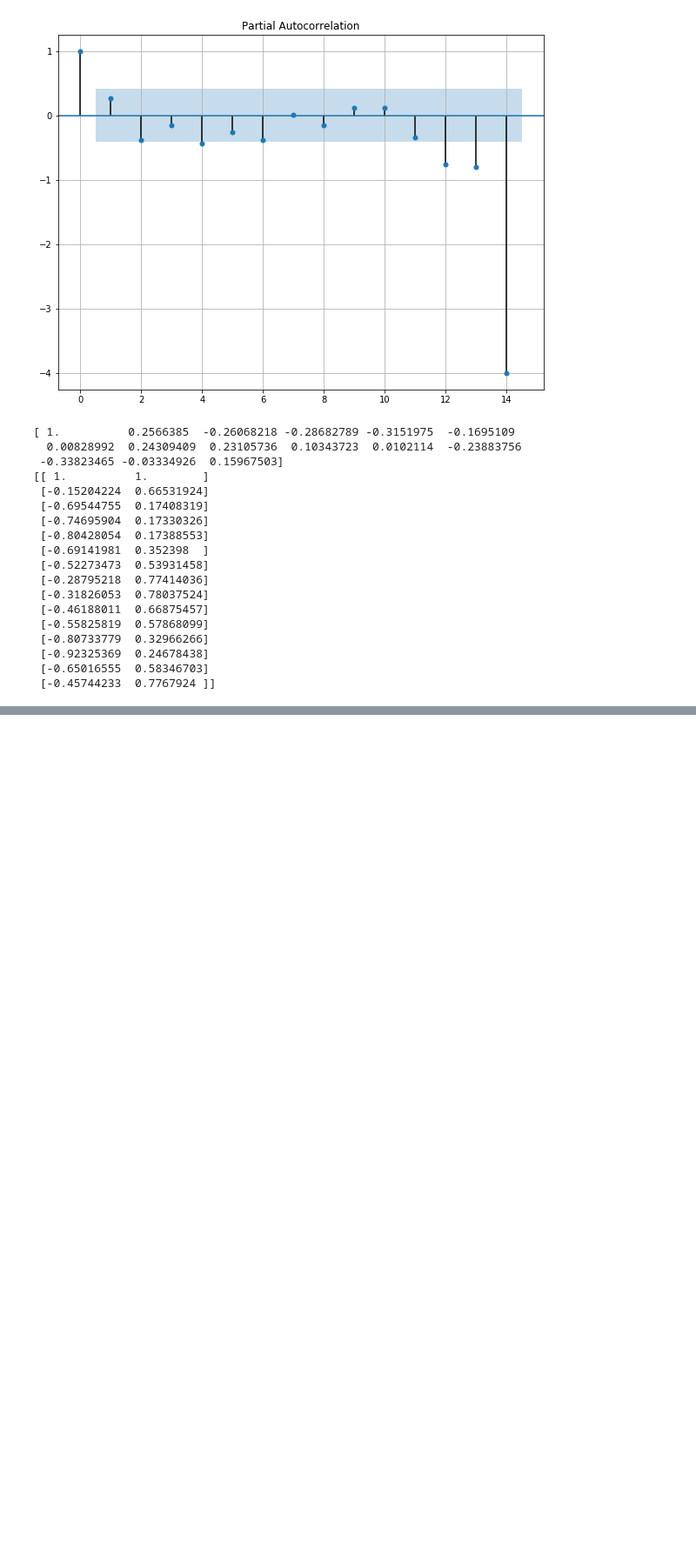
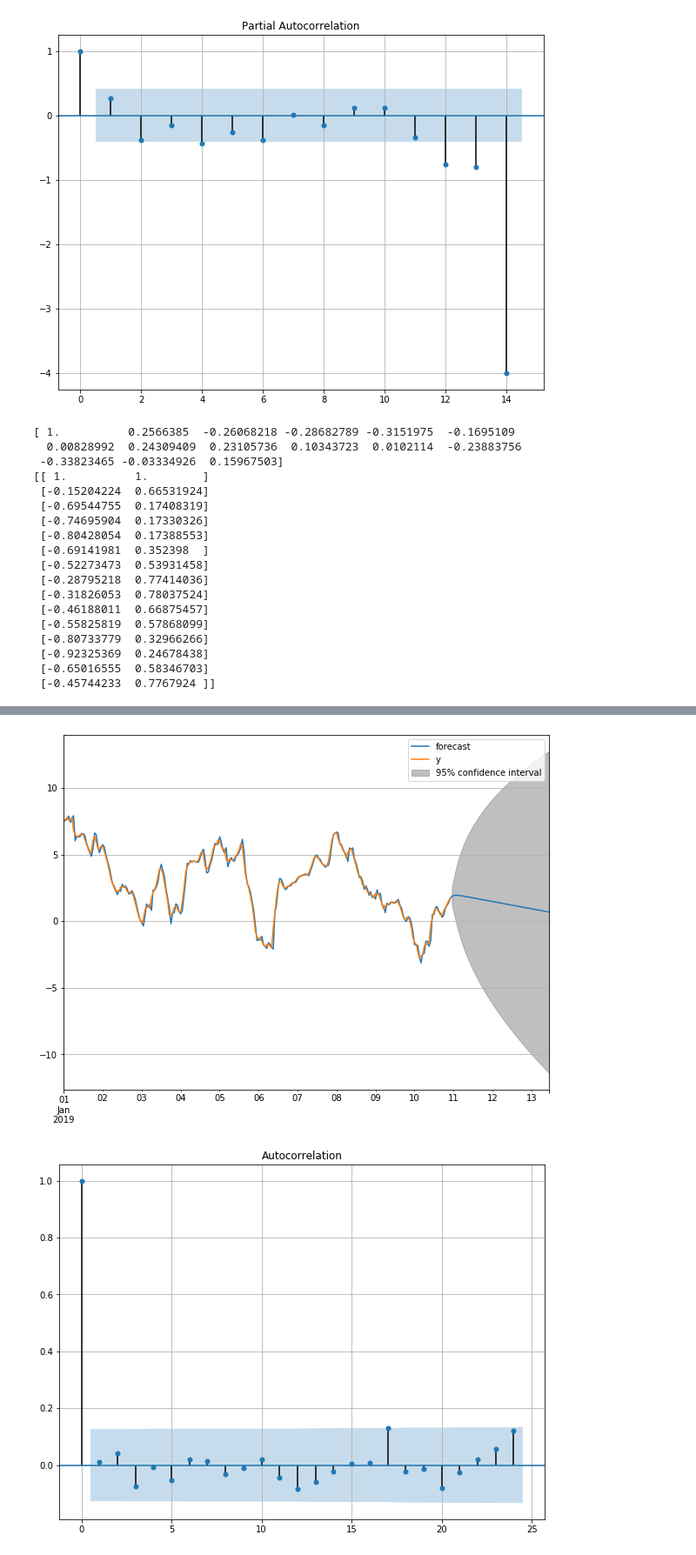
Before and after one commit to meldevigolsen/DMI, a Jupyter notebook: arima.ipynb, the cells around one changed output, grey strips where cells are left out. Shown: that part at 87% size. Drawn from its saved outputs; the diff is of its cells as text; code cells hidden in the pictures; blank space fills up the shorter version.

Commit message:
Struggling with arima

```diff
--- a/arima.ipynb
+++ b/arima.ipynb
@@ -181,3 +166,24 @@ print(confint)
  [-0.92325369  0.24678438]
  [-0.65016555  0.58346703]
  [-0.45744233  0.7767924 ]]
+# %%
+import pandas
+start_date = datetime.datetime.strptime('1/1-2019', '%d/%m-%Y')
+end_date = datetime.datetime.strptime('10/1-2019', '%d/%m-%Y')
+data_batch = api.get_data_timespan(area, objects.DataTypes.TEMPERATURE, objects.Intervals.HOURLY, start_date,
+                                       end_date)
+data = data_batch.dmi_series_list[0].series
+model = ARIMA(data, (1,1,1))
+model_fit: ARIMAResults = model.fit(disp=0)
+print(model_fit.predict(end=300))
+fig: pyplot.Figure = model_fit.plot_predict(end=300)
+fig.set_size_inches(10,7.5)
+pyplot.grid()
+fig: pyplot.Figure = plot_acf(model_fit.resid)
+fig.set_size_inches(10,7.5)
+pyplot.grid()
+
+fig: pyplot.Figure =plot_pacf(model_fit.resid)
+fig.set_size_inches(10,7.5)
+pyplot.grid()
+# %% [output]
@@ -183,0 +202,2 @@ print(confint)
+[figure, added]
+[figure, added]
```
Also changed, not shown: parts of 3 cells of this notebook, 6 other files.
